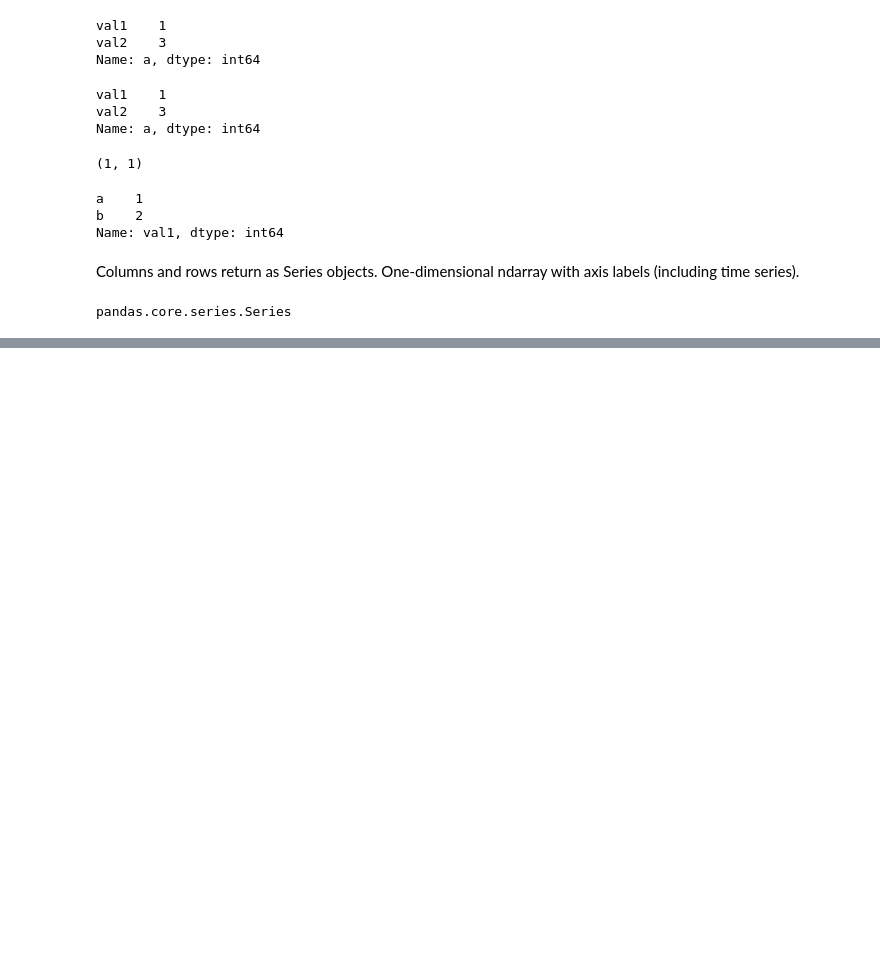
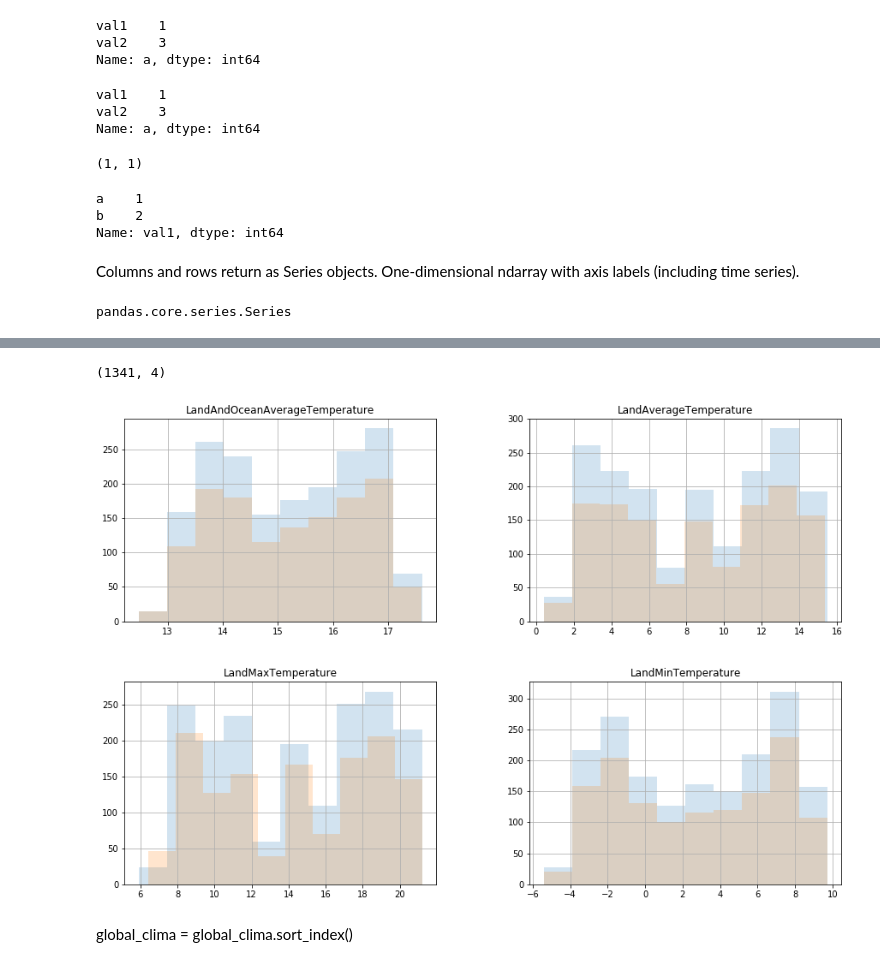
Before and after one commit to douglasvitoreti/scientific-python-lectures, a Jupyter notebook: Lecture-6-Pandas.ipynb, the cells around one changed output, grey strips where cells are left out. Drawn from its saved outputs; the diff is of its cells as text; code cells hidden in the pictures; blank space fills up the shorter version.

```diff
--- a/Lecture-6-Pandas.ipynb
+++ b/Lecture-6-Pandas.ipynb
@@ -167,0 +221,2 @@ pandas.core.series.Series
+# %%
+global_clima = pd.read_csv('data/GlobalTemperatures.csv', index_col='Date', parse_dates=True)
@@ -167,0 +225,13 @@ pandas.core.series.Series
+# %%
+notna=global_clima.dropna()
+# %%
+notna.shape
+# %% [output]
+(1341, 4)
+# %%
+axes=global_clima.hist(figsize=(15, 10), alpha=.2);
+notna.hist(figsize=(15, 10), alpha=.2, ax=axes);
+# %% [output]
+[figure, added]
+# %% [markdown]
+global_clima = global_clima.sort_index()
```
Also changed, not shown: parts of 28 cells of this notebook, 10 other files.
